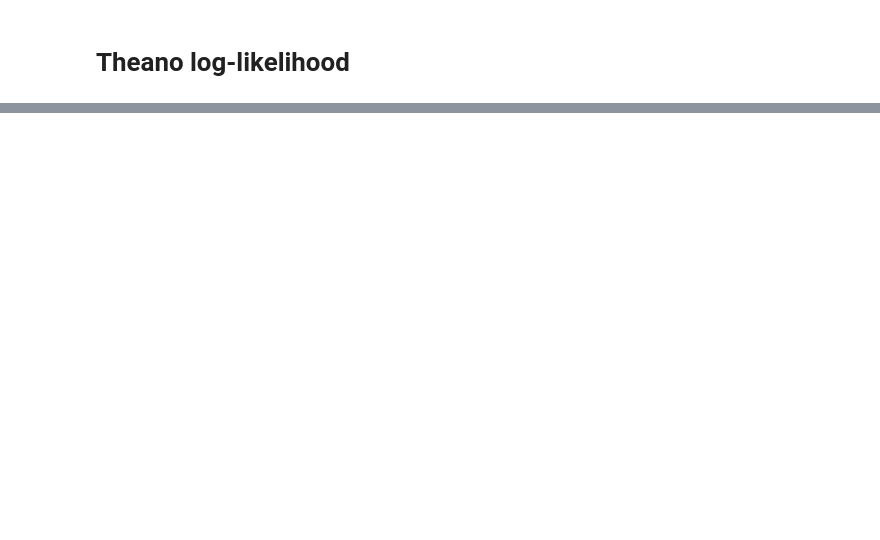
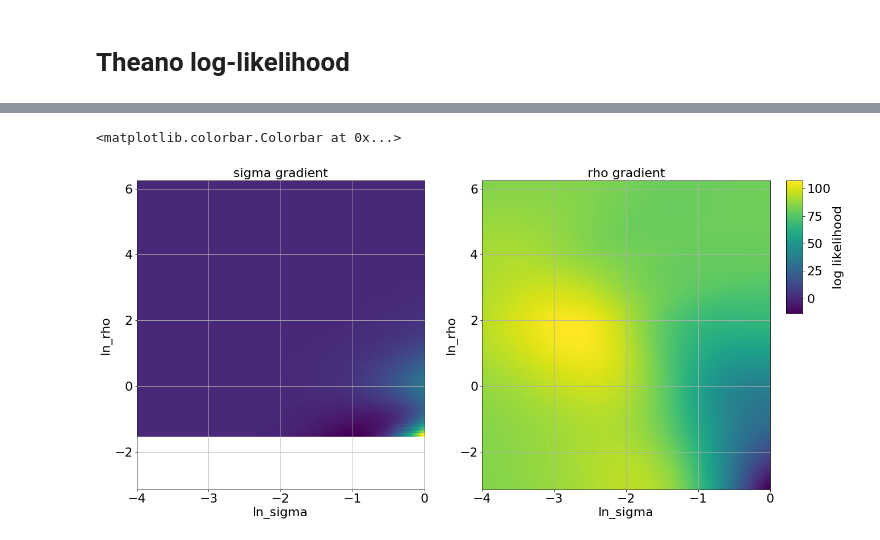
Before and after one commit to fbartolic/caustic, a Jupyter notebook: src/notebooks/Matern32_likelihood_plot.ipynb, the cells around one changed output, grey strips where cells are left out. Cells and saved outputs as stored; diff of their text form; code cells hidden in the pictures; blank space fills up the shorter version.

```diff
--- a/src/notebooks/Matern32_likelihood_plot.ipynb
+++ b/src/notebooks/Matern32_likelihood_plot.ipynb
@@ -124,5 +187,5 @@ kernel = theano_terms.Matern32Term(sigma=sigma, rho=rho)
 # %%
-loglike_theano = log_likelihood(kernel, 0., diag, t, F)
+loglike_theano = log_likelihood(kernel, 0., diag, x, y)
 
 # Likelihood
 f = theano.function(inputs=[sigma, rho], outputs=loglike_theano, on_unused_input="ignore")
@@ -151,0 +217,21 @@ Text(0, 0.5, 'ln_rho')
+# %%
+fig, ax = plt.subplots(1, 2, figsize=(20,10))
+
+colormap = ax[1].pcolormesh(ln_sigma_grid, ln_rho_grid, gradient_values_sigma)
+colormap = ax[0].pcolormesh(ln_sigma_grid, ln_rho_grid, gradient_values_rho)
+
+for a in ax.ravel():
+    a.grid()
+    a.set_xlabel('ln_sigma')
+    a.set_ylabel('ln_rho')
+
+ax[0].set_title('sigma gradient')
+ax[1].set_title('rho gradient')
+
+cbar = plt.axes([0.92, 0.555, .02, .325])
+
+fig.colorbar(colormap, cax=cbar, label='log likelihood')
+# fig.colorbar(colormap, cax=cbar, label='log likelihood')
+# %% [output]
+<matplotlib.colorbar.Colorbar at 0x...>
+[figure, added]
```
Also changed, not shown: parts of 16 cells of this notebook, 6 other files.
